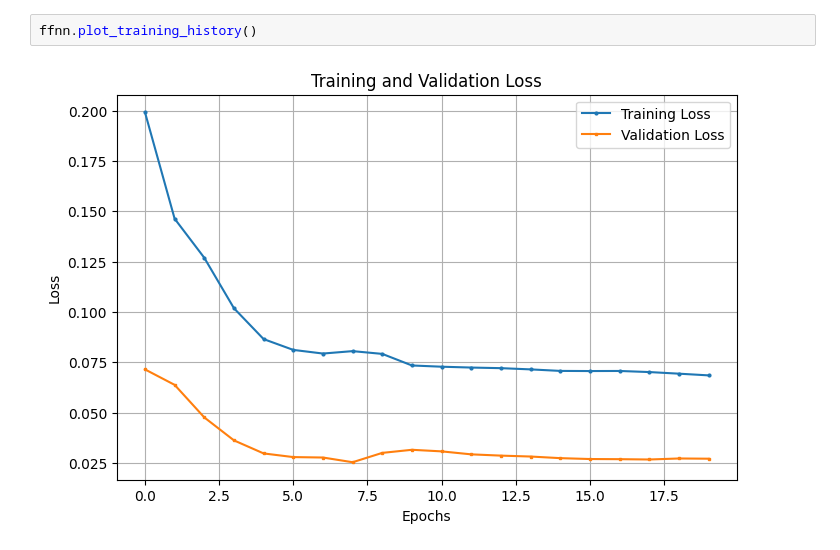
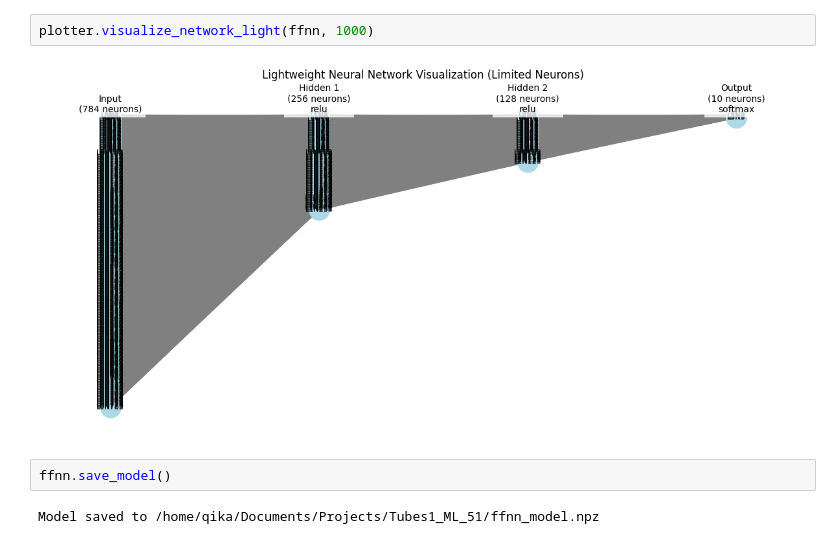
Before and after one commit to rizqikapratamaa/Tubes1_ML_51, a Jupyter notebook: main.ipynb, the cells around one changed output. Drawn from its saved outputs; the diff is of its cells as text.

Commit message:
feat: add save and load mode

```diff
--- a/main.ipynb
+++ b/main.ipynb
@@ -63,4 +75,8 @@ Accuracy MLP Sklearn: 100.00%
+# %%
+plotter.visualize_network_light(ffnn, 1000)
+# %% [output]
+[figure, added]
 # %%
-ffnn.plot_training_history()
+ffnn.save_model()
 # %% [output]
-[figure, removed]
+Model saved to /home/qika/Documents/Projects/Tubes1_ML_51/ffnn_model.npz
```
Also changed, not shown: parts of 10 cells of this notebook, 6 other files.
